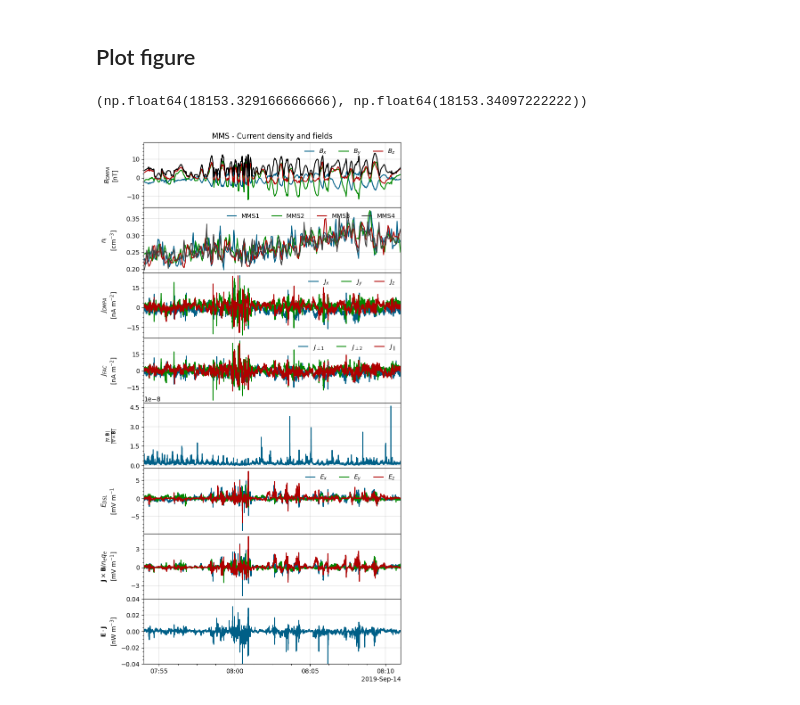
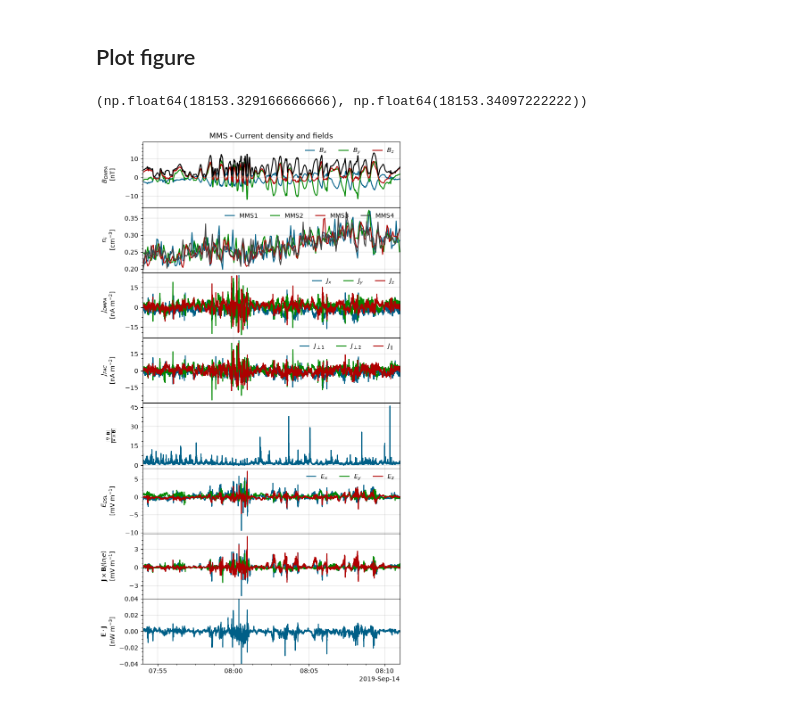
Before and after one commit to louis-richard/irfu-python, a Jupyter notebook: docs/examples/01_mms/example_mms_b_e_j.ipynb, the cells around one changed output. Drawn from its saved outputs; the diff is of its cells as text; code cells hidden in the pictures.

```diff
--- a/docs/examples/01_mms/example_mms_b_e_j.ipynb
+++ b/docs/examples/01_mms/example_mms_b_e_j.ipynb
@@ -37,7 +33,7 @@ b_dmpa = pyrf.avg_4sc(b_mms)
 # %% [markdown]
 ### Load electric field (EDP)
 # %%
-e_mms = [mms.get_data("e2d_dsl_edp_fast_l2pre", tint, i) for i in range(1, 5)]
+e_mms = [mms.get_data("e_dsl_edp_fast_l2", tint, i, source="aws") for i in range(1, 5)]
 e_mms = [pyrf.resample(e_xyz, e_mms[0]) for e_xyz in e_mms]
 e_dsl = pyrf.avg_4sc(e_mms)
 # %% [output]
@@ -48,7 +44,7 @@ e_dsl = pyrf.avg_4sc(e_mms)
 # %% [markdown]
 ### Load ion number density (FPI)
 # %%
-n_i_mms = [mms.get_data("ni_fpi_fast_l2", tint, i) for i in range(1, 5)]
+n_i_mms = [mms.get_data("ni_fpi_fast_l2", tint, i, source="aws") for i in range(1, 5)]
 n_i_mms = [pyrf.resample(n_i, n_i_mms[0]) for n_i in n_i_mms]
 
 n_i = pyrf.avg_4sc(n_i_mms)
@@ -61,5 +57,5 @@ n_i = pyrf.resample(n_i, b_mms[0])
 # %% [markdown]
 ### Load spacecraft position (MEC)
 # %%
-r_mms = [mms.get_data("r_gse_mec_srvy_l2", tint, i) for i in range(1, 5)]
+r_mms = [mms.get_data("r_gse_mec_srvy_l2", tint, i, source="aws") for i in range(1, 5)]
 # %% [output]
@@ -81,3 +70,10 @@ div_over_curl.data = np.abs(div_over_curl.data) / pyrf.norm(j_dmpa).data
+# %%
+j_dmpa, div_b, _, jxb_dmpa, _, _ = pyrf.c_4_j(r_mms, b_mms)
+# Error estimate |div B| / |curl B| (both in A m^-2)
+div_over_curl = div_b.copy()
+div_over_curl.data = np.abs(div_b.data) / pyrf.norm(j_dmpa).data
+
+j_dmpa.data *= 1e9  # To nA m^-2
 # %% [markdown]
 ### Transform current density into field-aligned coordinates
 # %%
@@ -111,37 +107,35 @@ labels = []
 for i, n in enumerate(n_i_mms):
     plot_line(axs[1], n)
     labels.append("MMS{:d}".format(i + 1))
 
 axs[1].set_ylabel("$n_i$" + "\n" + "[cm$^{-3}$]")
 axs[1].legend(labels, **legend_options)
 
 plot_line(axs[2], j_dmpa)
-axs[2].set_ylabel(r"$J_{DMPA}$" + "\n" + "[nA m$^{-2}]$")
+axs[2].set_ylabel(r"$J_{DMPA}$" + "\n" + "[nA m$^{-2}$]")
 axs[2].legend(["$J_{x}$", "$J_{y}$", "$J_{z}$"], **legend_options)
 
 plot_line(axs[3], j_fac)
-axs[3].set_ylabel("$J_{FAC}$" + "\n" + "[nA m$^{-2}]$")
+axs[3].set_ylabel("$J_{FAC}$" + "\n" + "[nA m$^{-2}$]")
 axs[3].legend([r"$J_{\bot 1}$", r"$J_{\bot 2}$", r"$J_{\parallel}$"], **legend_options)
 
 plot_line(axs[4], div_over_curl)
 axs[4].set_ylabel(r"$\frac{|\nabla . \mathbf{B}|}{|\nabla \times \mathbf{B}|}$")
 
 plot_line(axs[5], e_dsl)
-axs[5].set_ylabel("$E_{DSL}$" + "\n" + "[mV m$^{-1}$")
+axs[5].set_ylabel("$E_{DSL}$" + "\n" + "[mV m$^{-1}$]")
 axs[5].legend(["$E_{x}$", "$E_{y}$", "$E_{z}$"], **legend_options)
 
 plot_line(axs[6], jxb_dmpa)
-axs[6].set_ylabel(
-    r"$\mathbf{J} \times \mathbf{B}/n_{e} q_{e}$" + "\n" + "[mV m$^{-1}$]"
-)
+axs[6].set_ylabel(r"$\mathbf{J} \times \mathbf{B}/(n_i e)$" + "\n" + "[mV m$^{-1}$]")
 
 plot_line(axs[7], e_dot_j)
 axs[7].set_ylabel(r"$\mathbf{E} \cdot \mathbf{J}$" + "\n" + "[nW m$^{-3}$]")
 axs[7].set_ylim([-0.04, 0.04])
 axs[0].set_title("MMS - Current density and fields")
 
 f.align_ylabels(axs)
 axs[-1].set_xlim(mdates.datestr2num(tint))
 # %% [output]
 (np.float64(18153.329166666666), np.float64(18153.34097222222))
-[figure, old version]
+[figure, new version]
```
Also changed, not shown: parts of 7 cells of this notebook.
